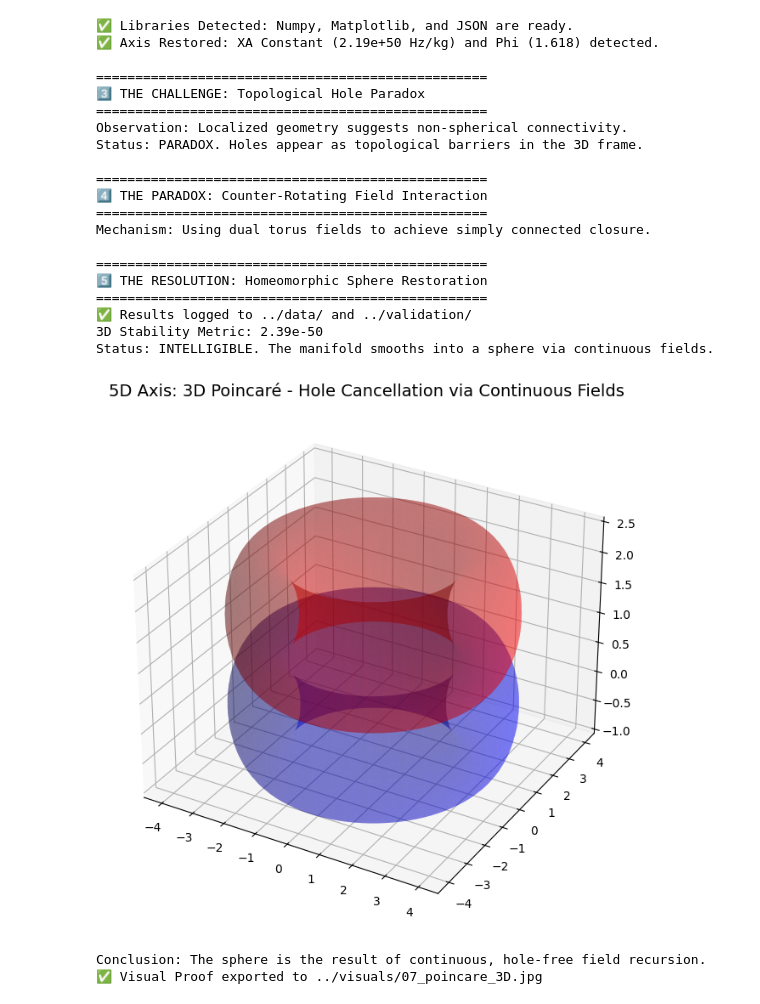
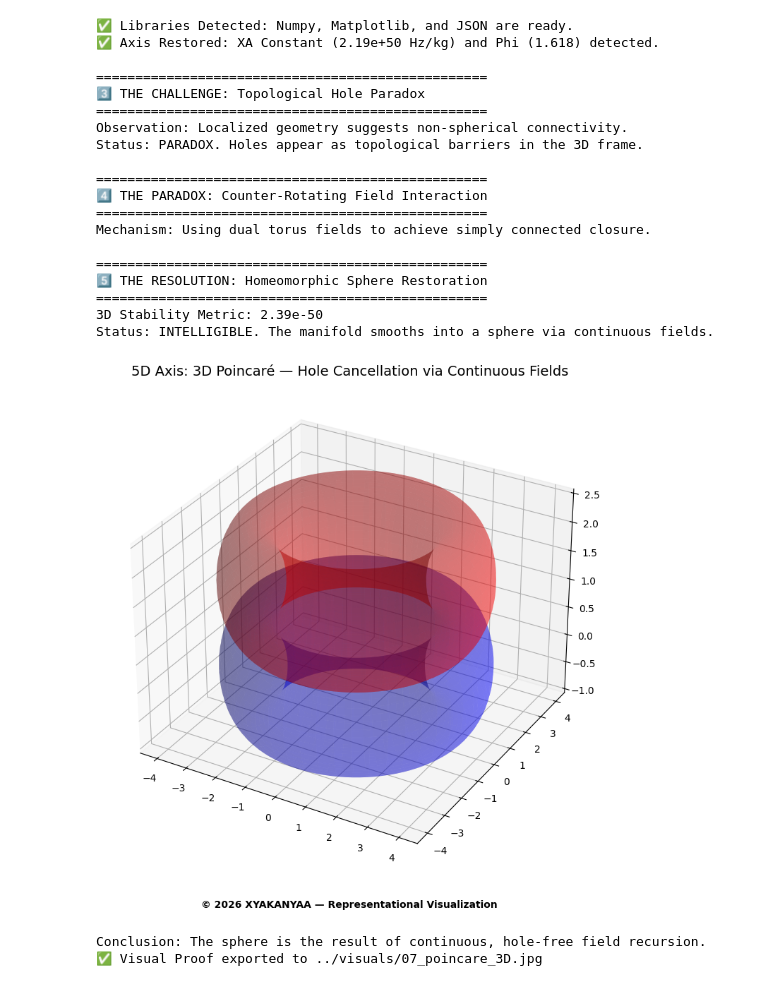
Before and after one commit to XYAKANYAA/Science-of-the-Obvious-Millennium-Class-Challenges, a Jupyter notebook: modules/07_poincare_3D.ipynb, the cells around one changed output. Drawn from its saved outputs; the diff is of its cells as text; code cells hidden in the pictures.

```diff
--- a/modules/07_poincare_3D.ipynb
+++ b/modules/07_poincare_3D.ipynb
@@ -13,21 +13,18 @@ try:
     import os
     print("✅ Libraries Detected: Numpy, Matplotlib, and JSON are ready.")
 except ImportError:
-    print("❌ LIBRARIES MISSING: Please run 'pip install numpy matplotlib' in your terminal.")
+    print("❌ LIBRARIES MISSING: Please run 'pip install -r ../requirements.txt' in your terminal.")
 
 import sys
 
 # --- DATA LOGGER UTILITY ---
-# Aligned with MANIFEST.md naming conventions for Module 07
 def log_results(module_id, module_name, data_summary, validation_dict):
     os.makedirs('../data', exist_ok=True)
     os.makedirs('../validation', exist_ok=True)
 
-    # Save human-readable summary
     with open(f"../data/{module_id}_{module_name}_results.txt", "w") as f:
         f.write(data_summary)
 
-    # Save machine-readable metrics
     with open(f"../validation/{module_id}_{module_name}_metric.json", "w") as f:
         json.dump(validation_dict, f, indent=4)
 
@@ -38,16 +35,12 @@ try:
     from geometry.xa_constant import XA, PHI
     print(f"✅ Axis Restored: XA Constant ({XA:.2e} Hz/kg) and Phi ({PHI:.3f}) detected.")
 except ImportError:
-    # Fallback constants if geometry file is not linked locally
     XA, PHI = 2.19e50, 1.618033
     print("⚠️ WARNING: geometry/xa_constant.py not found. Using internal constants.")
 
 # ==============================================================================
-# 3️⃣ THE CHALLENGE: Differentiation (3D Frame)
+# 3️⃣ THE CHALLENGE: Topological Hole Paradox
 # ==============================================================================
-# In a localized 3D frame, a 3-manifold may appear to have complex topology
-# or holes (singularities). This "Topological Hole Paradox" arises from
-# perspective collapse that interprets field boundaries as permanent barriers.
 print("\n" + "="*50)
 print("3️⃣ THE CHALLENGE: Topological Hole Paradox")
 print("="*50)
@@ -56,23 +49,19 @@ print("Observation: Localized geometry suggests non-spherical connectivity.")
 print("Status: PARADOX. Holes appear as topological barriers in the 3D frame.")
 
 # ==============================================================================
-# 4️⃣ THE PARADOX: Frequency & Field Interaction (4D Bridge)
+# 4️⃣ THE PARADOX: Counter-Rotating Field Interaction
 # ==============================================================================
-# We introduce two continuous Torus Fields rotating in opposite directions.
-# Their interaction cancels the central singularity ("hole"). Spatial
-# arrangements follow Phi ratios to achieve simply connected closure.
 print("\n" + "="*50)
 print("4️⃣ THE PARADOX: Counter-Rotating Field Interaction")
 print("="*50)
 
-# Field resolution setup
 res = 100
 u = np.linspace(0, 2*np.pi, res)
 v = np.linspace(0, 2*np.pi, res)
 U, V = np.meshgrid(u, v)
 
-# Torus 1 (Structural baseline)
 R, r_min = 3, 1
+
 X1 = (R + r_min*np.cos(U)) * np.cos(V)
 Y1 = (R + r_min*np.cos(U)) * np.sin(V)
 Z1 = r_min*np.sin(U)
@@ -80,24 +69,21 @@ Z1 = r_min*np.sin(U)
 print("Mechanism: Using dual torus fields to achieve simply connected closure.")
 
 # ==============================================================================
-# 5️⃣ THE RESOLUTION: Integration (5D Axis)
+# 5️⃣ THE RESOLUTION: Homeomorphic Sphere Restoration
 # ==============================================================================
-# The Axis recognizes that hole-free interaction of torus fields results
-# in a manifold homeomorphic to a 3-sphere. The XA Constant verifies stabilization.
 print("\n" + "="*50)
 print("5️⃣ THE RESOLUTION: Homeomorphic Sphere Restoration")
 print("="*50)
 
-# Stabilization Metric: (n_fields * Phi^2) / XA
 n_fields = 2
 stability_metric = (n_fields * (PHI**2)) / XA
 
-# --- DATA LOGGING CALL ---
 summary_text = f"""Module 07: Poincaré Conjecture (3D) Resolution
 Timestamp: 2026-01-30
 Field Interaction: Counter-Rotating Dual Tori
 3D Stability Metric: {stability_metric:.2e}
-XA Constant Used: {XA:.2e}"""
+XA Constant Used: {XA:.2e}
+"""
 
 validation_metrics = {
     "module": "07_poincare_3D",
@@ -108,7 +94,7 @@ validation_metrics = {
 }
 
 log_results("07", "poincare_3D", summary_text, validation_metrics)
-print("✅ Results logged to ../data/ and ../validation/")
+
 print(f"3D Stability Metric: {stability_metric:.2e}")
 print("Status: INTELLIGIBLE. The manifold smooths into a sphere via continuous fields.")
 
@@ -120,44 +106,58 @@ os.makedirs('../visuals', exist_ok=True)
 fig = plt.figure(figsize=(10, 8))
 ax = fig.add_subplot(111, projection='3d')
 
-# Plot Torus 1 (Base Field)
+# Base Torus
 ax.plot_surface(X1, Y1, Z1, color='blue', alpha=0.3)
 
-# Torus 2 (Phi-shifted interaction field)
+# Phi-shifted Counter-Rotating Torus
 X2 = (R + r_min*np.cos(U + PHI)) * np.cos(V + PHI)
 Y2 = (R + r_min*np.cos(U + PHI)) * np.sin(V + PHI)
-Z2 = r_min*np.sin(U + PHI) + 1.5 # Visual shift to show overlapping closure
+Z2 = r_min*np.sin(U + PHI) + 1.5
+
 ax.plot_surface(X2, Y2, Z2, color='red', alpha=0.3)
 
-ax.set_title("5D Axis: 3D Poincaré - Hole Cancellation via Continuous Fields", fontsize=14)
+ax.set_title(
+    "5D Axis: 3D Poincaré — Hole Cancellation via Continuous Fields",
+    fontsize=14
+)
 
-# Save result as per Manifest
-plt.savefig('../visuals/07_poincare_3D.jpg', dpi=300)
+# --- LAYOUT FIX ---
+plt.tight_layout(rect=[0, 0.06, 1, 1])
+
+fig.text(
+    0.5, 0.02,
+    "© 2026 XYAKANYAA — Representational Visualization",
+    ha="center",
+    fontsize=10,
+    color="black",
+    weight="bold"
+)
+
+plt.savefig("../visuals/07_poincare_3D.jpg", dpi=300, bbox_inches="tight")
 plt.show()
 
 print("\nConclusion: The sphere is the result of continuous, hole-free field recursion.")
 print("✅ Visual Proof exported to ../visuals/07_poincare_3D.jpg")
 # %% [output]
 ✅ Libraries Detected: Numpy, Matplotlib, and JSON are ready.
 ✅ Axis Restored: XA Constant (2.19e+50 Hz/kg) and Phi (1.618) detected.
 
 ==================================================
 3️⃣ THE CHALLENGE: Topological Hole Paradox
 ==================================================
 Observation: Localized geometry suggests non-spherical connectivity.
 Status: PARADOX. Holes appear as topological barriers in the 3D frame.
 
 ==================================================
 4️⃣ THE PARADOX: Counter-Rotating Field Interaction
 ==================================================
 Mechanism: Using dual torus fields to achieve simply connected closure.
 
 ==================================================
 5️⃣ THE RESOLUTION: Homeomorphic Sphere Restoration
 ==================================================
-✅ Results logged to ../data/ and ../validation/
 3D Stability Metric: 2.39e-50
 Status: INTELLIGIBLE. The manifold smooths into a sphere via continuous fields.
-[figure, old version]
+[figure, new version]
 Conclusion: The sphere is the result of continuous, hole-free field recursion.
 ✅ Visual Proof exported to ../visuals/07_poincare_3D.jpg
```
Also changed, not shown: 58 other files.
